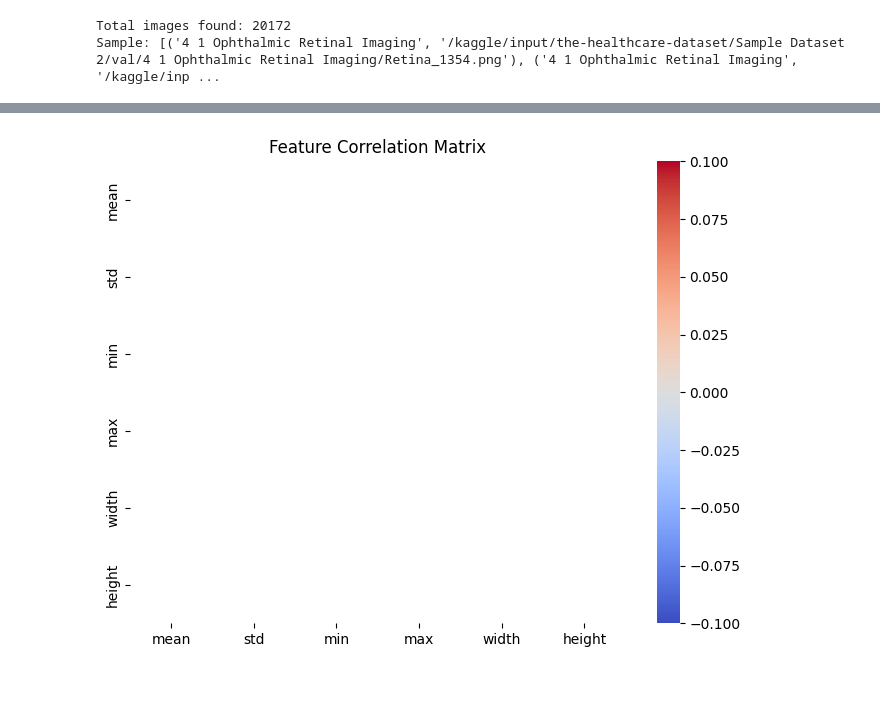
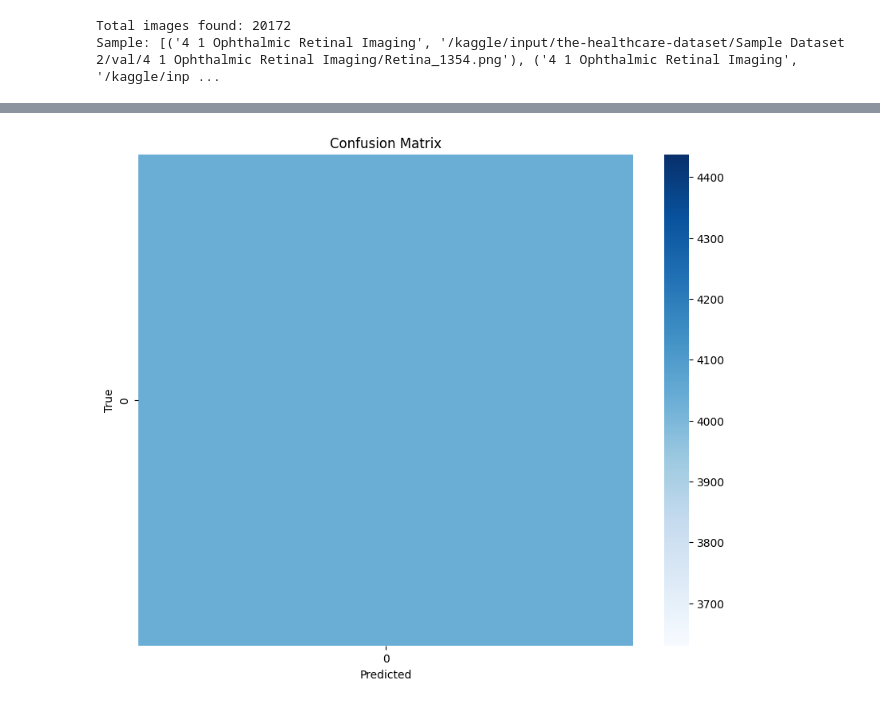
Before and after one commit to u17171301/MIT805-Part-A, a Jupyter notebook: notebook45fbed5746.ipynb, the cells around one changed output, grey strips where cells are left out. Drawn from its saved outputs; the diff is of its cells as text; code cells hidden in the pictures.

```diff
--- a/notebook45fbed5746.ipynb
+++ b/notebook45fbed5746.ipynb
@@ -201,0 +197,8 @@ NameError: name 'dataset_dir' is not defined
+# %%
+validation_generator = train_datagen.flow_from_directory(
+    dataset_dir,
+    target_size=(128, 128),
+    batch_size=32,
+    class_mode='categorical',
+    subset='validation'
+)
@@ -201,0 +263,8 @@ NameError: name 'dataset_dir' is not defined
+# %%
+epochs = 5
+
+history = model.fit(
+    train_generator,
+    validation_data=validation_generator,
+    epochs=epochs
+)
@@ -201,0 +305,14 @@ NameError: name 'dataset_dir' is not defined
+# %%
+from sklearn.metrics import classification_report
+import numpy as np
+
+# Predict on validation data
+Y_pred = model.predict(validation_generator)
+y_pred = np.argmax(Y_pred, axis=1)
+y_true = validation_generator.classes
+
+# Class labels
+labels = list(validation_generator.class_indices.keys())
+
+# Print detailed report
+print(classification_report(y_true, y_pred, target_names=labels))
@@ -202,10 +328,14 @@ NameError: name 'dataset_dir' is not defined
 # %%
+from sklearn.metrics import confusion_matrix
 import seaborn as sns
 import matplotlib.pyplot as plt
 
-plt.figure(figsize=(8,6))
-sns.heatmap(corr_matrix, annot=True, cmap="coolwarm", fmt=".2f")
-plt.title("Feature Correlation Matrix")
+cm = confusion_matrix(y_true, y_pred)
+plt.figure(figsize=(10,8))
+sns.heatmap(cm, annot=False, cmap='Blues')
+plt.title("Confusion Matrix")
+plt.xlabel("Predicted")
+plt.ylabel("True")
 plt.show()
 # %% [output]
-[figure, old version]
+[figure, new version]
```
Also changed, not shown: parts of 12 cells of this notebook.
